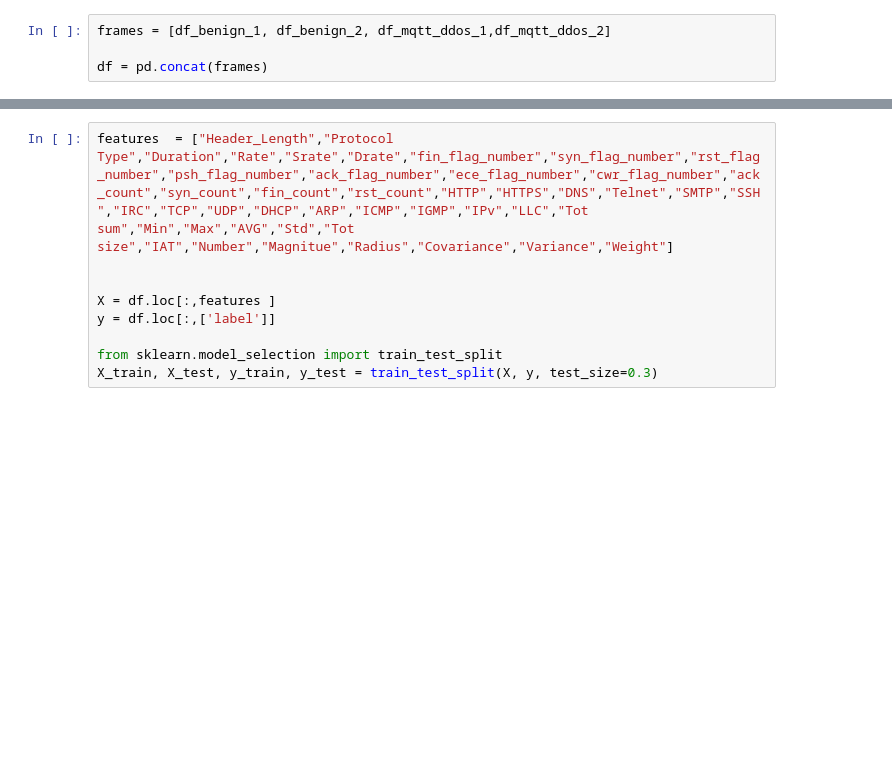
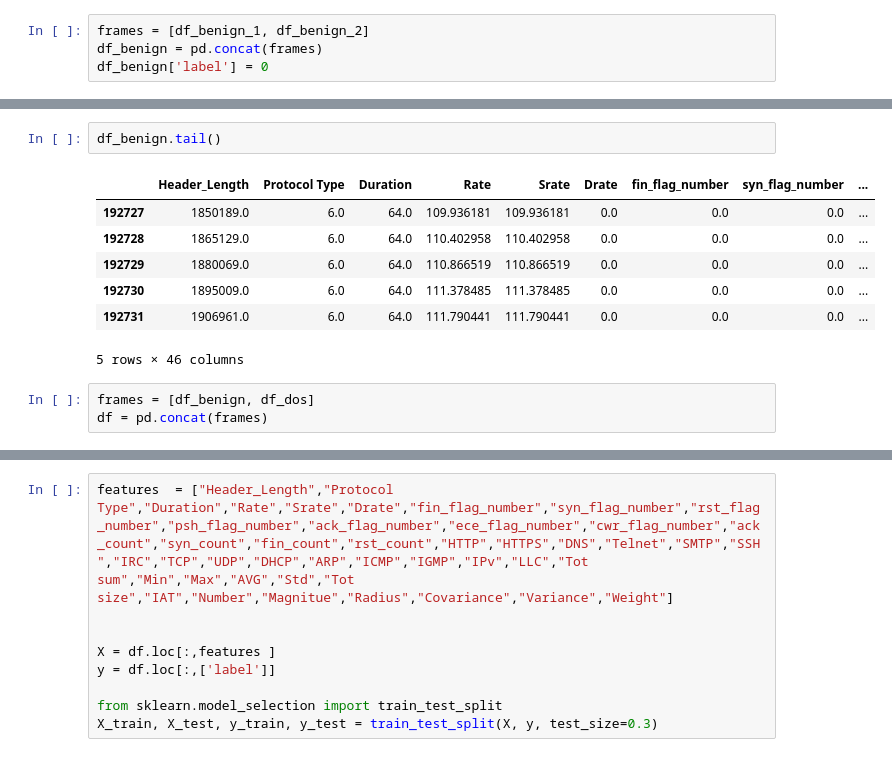
Before and after one commit to sedwna/IOMT, a Jupyter notebook: SRC/main.ipynb, the cells around one changed output, grey strips where cells are left out. Cells and saved outputs as stored; diff of their text form; blank space fills up the shorter version.

```diff
--- a/SRC/main.ipynb
+++ b/SRC/main.ipynb
@@ -16,6 +43,6 @@ df_mqtt_ddos_2['label'] = 1
 # %%
-frames = [df_benign_1, df_benign_2, df_mqtt_ddos_1,df_mqtt_ddos_2]
-
-df = pd.concat(frames)
+frames = [df_benign_1, df_benign_2]
+df_benign = pd.concat(frames)
+df_benign['label'] = 0
 # %%
 # df = df.sample(frac=1)
@@ -40,4 +77,17 @@ df.tail()
 5 rows × 46 columns
+# %%
+df_benign.tail()
+# %% [output]
+|  | Header_Length | Protocol Type | Duration | Rate | Srate | Drate | fin_flag_number | syn_flag_number | ... |
+| 192727 | 1850189.0 | 6.0 | 64.0 | 109.936181 | 109.936181 | 0.0 | 0.0 | 0.0 | ... |
+| 192728 | 1865129.0 | 6.0 | 64.0 | 110.402958 | 110.402958 | 0.0 | 0.0 | 0.0 | ... |
+| 192729 | 1880069.0 | 6.0 | 64.0 | 110.866519 | 110.866519 | 0.0 | 0.0 | 0.0 | ... |
+| 192730 | 1895009.0 | 6.0 | 64.0 | 111.378485 | 111.378485 | 0.0 | 0.0 | 0.0 | ... |
+| 192731 | 1906961.0 | 6.0 | 64.0 | 111.790441 | 111.790441 | 0.0 | 0.0 | 0.0 | ... |
+5 rows × 46 columns
+# %%
+frames = [df_benign, df_dos]
+df = pd.concat(frames)
 # %%
 df.info()
 # %% [output]
```
Also changed, not shown: parts of 17 cells of this notebook, 26 other files.
